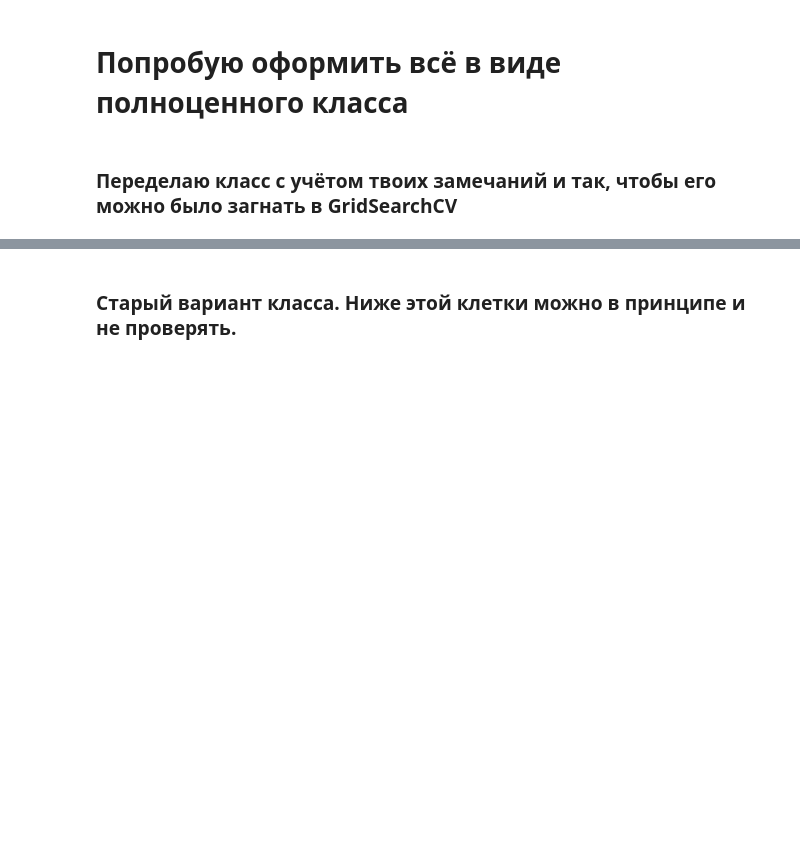
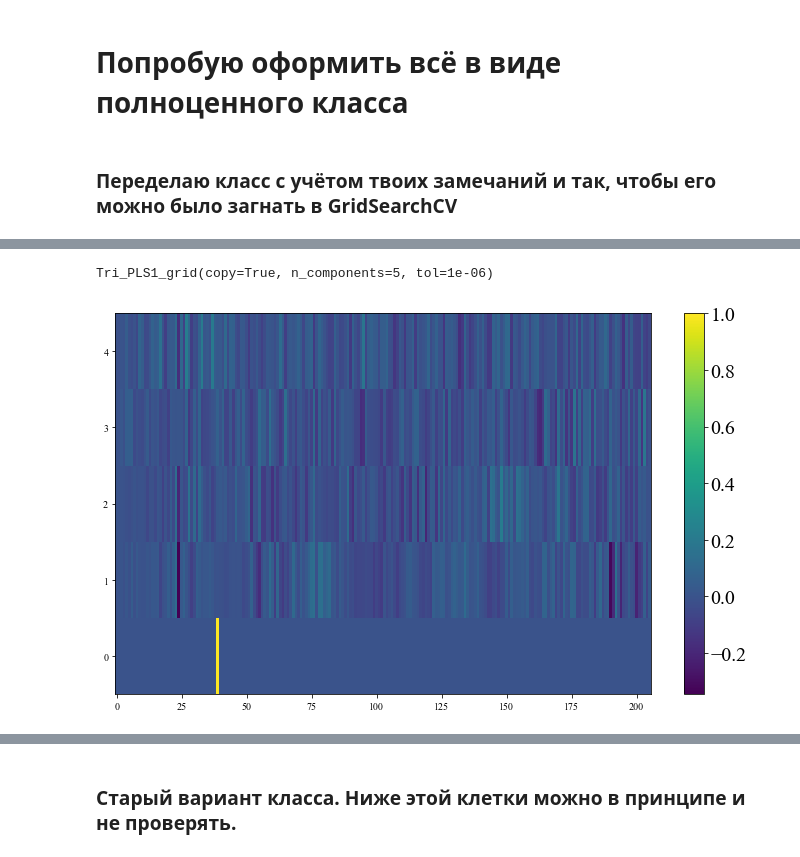
Before and after one commit to 89605502155/ML-repositry, a Jupyter notebook: N-PLS.ipynb, the cells around one changed output, grey strips where cells are left out. Cells and saved outputs as stored; diff of their text form; code cells hidden in the pictures; blank space fills up the shorter version.

```diff
--- a/N-PLS.ipynb
+++ b/N-PLS.ipynb
@@ -252,0 +277,18 @@ Wall time: 1min 35s
+# %%
+gridCought.best_estimator_
+# %% [output]
+Tri_PLS1_grid(copy=True, n_components=5, tol=1e-06)
+# %%
+W=gridCought.best_estimator_.w_k
+
+W=W.reshape([5,206])
+mpl.rc('font',family='Times New Roman')
+plt.figure(figsize=(12,7))
+plt.imshow(W,aspect="auto", origin='lower')
+
+cbar = plt.colorbar()
+cbar.ax.tick_params(labelsize=20)
+
+plt.show();
+# %% [output]
+[figure, added]
```
Also changed, not shown: parts of 22 cells of this notebook.
